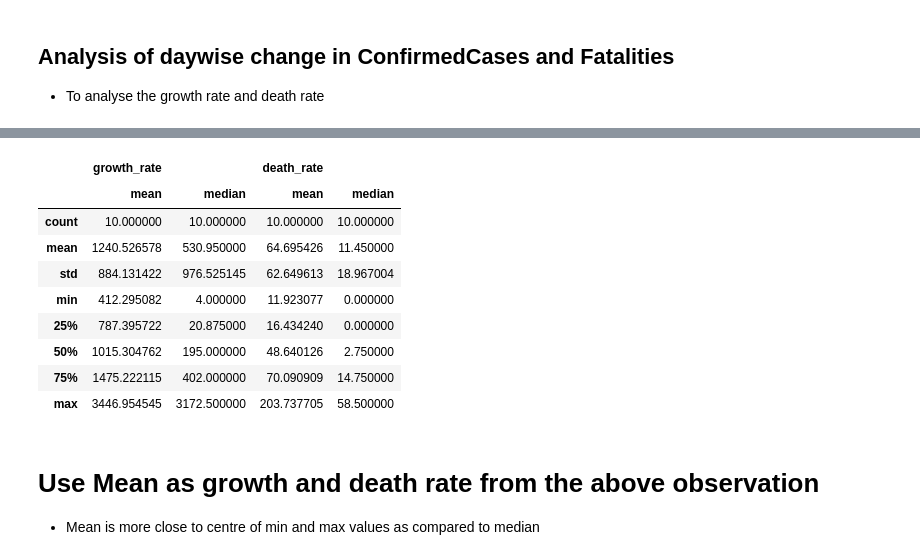
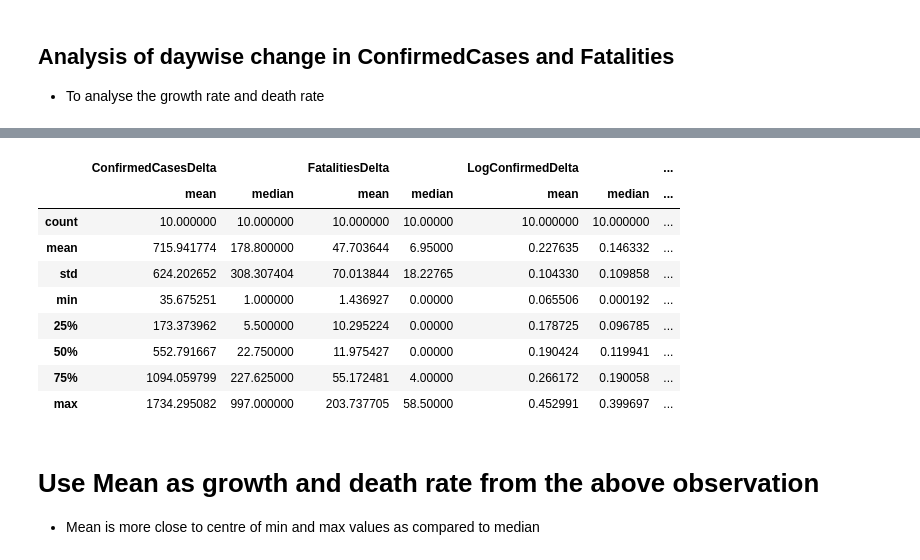
Before and after one commit to ankitnamdeo34/pyspark_hive_hadoop, a Jupyter notebook: covid_data.ipynb, the cells around one changed output, grey strips where cells are left out. Cells and saved outputs as stored; diff of their text form; code cells hidden in the pictures.

```diff
--- a/covid_data.ipynb
+++ b/covid_data.ipynb
@@ -201,20 +290,6 @@ train[train.Country_Region == "India"].tail(10)
 # %% [markdown]
 ## Analysis of daywise change in ConfirmedCases and Fatalities
 - To analyse the growth rate and death rate
-# %%
-train_new = train[["Province_State", "Date", "ConfirmedCases", "Fatalities"]].sort_values(
-    by=["Province_State", "Date"]
-)
-train_new["growth_rate"] = train_new.ConfirmedCases.diff(periods=1)
-train_new["death_rate"] = train_new.Fatalities.diff(periods=1)
-
-train_new['growth_rate'] = train_new.apply(
-    lambda row: row['ConfirmedCases'] if row['growth_rate'] < 0 else row['growth_rate'],
-    axis=1
-)
-train_new['death_rate'] = train_new.apply(
-    lambda row: row['Fatalities'] if row['death_rate'] < 0 else row['death_rate'],
-    axis=1
-)
-train_new = train_new[train_new.ConfirmedCases > 0]
+# %%
+train_clust = train_new[train_new.ConfirmedCases > 0]
 # %% [markdown]
@@ -225,5 +300,5 @@ train_new = train_new[train_new.ConfirmedCases > 0]
 # %%
-df2 = train.groupby(train.Province_State).max()[["ConfirmedCases", "Fatalities"]]
+df2 = train_clust[train_clust.Date == TRAIN_END].groupby(["Country_Region"]).sum()[["ConfirmedCases", "Fatalities"]]
 df2["case_rank"] = df2["ConfirmedCases"].rank(method="dense", ascending=False)
 df2["fat_rank"] = df2["Fatalities"].rank(method="dense", ascending=False)
 # %%
@@ -259,24 +334,26 @@ df2.sort_values(by=["fat_rank", "case_rank"]).head(10)
 # %%
-df3 = train_new.set_index("Province_State")[["Date", "growth_rate", "death_rate"]].join(
+df3 = train_clust.set_index("Country_Region")[
+    ["Date", "ConfirmedCasesDelta", "FatalitiesDelta", "LogConfirmedDelta", "LogFatalitiesDelta"]
+].join(
     df2[df2.case_rank <= 10],
-    on="Province_State",
+    on="Country_Region",
     how="inner"
 )
 # %%
-df3[["growth_rate", "death_rate"]].groupby("Province_State").agg(
+df3[["ConfirmedCasesDelta", "FatalitiesDelta", "LogConfirmedDelta", "LogFatalitiesDelta"]].groupby("Country_Region").agg(
     ["mean", "median"]
 ).describe()
 # %% [output]
-|  | growth_rate |  | death_rate |  |
-|  | mean | median | mean | median |
-| count | 10.000000 | 10.000000 | 10.000000 | 10.000000 |
-| mean | 1240.526578 | 530.950000 | 64.695426 | 11.450000 |
-| std | 884.131422 | 976.525145 | 62.649613 | 18.967004 |
-| min | 412.295082 | 4.000000 | 11.923077 | 0.000000 |
-| 25% | 787.395722 | 20.875000 | 16.434240 | 0.000000 |
-| 50% | 1015.304762 | 195.000000 | 48.640126 | 2.750000 |
-| 75% | 1475.222115 | 402.000000 | 70.090909 | 14.750000 |
-| max | 3446.954545 | 3172.500000 | 203.737705 | 58.500000 |
+|  | ConfirmedCasesDelta |  | FatalitiesDelta |  | LogConfirmedDelta |  | ... |
+|  | mean | median | mean | median | mean | median | ... |
+| count | 10.000000 | 10.000000 | 10.000000 | 10.00000 | 10.000000 | 10.000000 | ... |
+| mean | 715.941774 | 178.800000 | 47.703644 | 6.95000 | 0.227635 | 0.146332 | ... |
+| std | 624.202652 | 308.307404 | 70.013844 | 18.22765 | 0.104330 | 0.109858 | ... |
+| min | 35.675251 | 1.000000 | 1.436927 | 0.00000 | 0.065506 | 0.000192 | ... |
+| 25% | 173.373962 | 5.500000 | 10.295224 | 0.00000 | 0.178725 | 0.096785 | ... |
+| 50% | 552.791667 | 22.750000 | 11.975427 | 0.00000 | 0.190424 | 0.119941 | ... |
+| 75% | 1094.059799 | 227.625000 | 55.172481 | 4.00000 | 0.266172 | 0.190058 | ... |
+| max | 1734.295082 | 997.000000 | 203.737705 | 58.50000 | 0.452991 | 0.399697 | ... |
 # %% [markdown]
 # Use Mean as growth and death rate from the above observation
 - Mean is more close to centre of min and max values as compared to median
```
Also changed, not shown: parts of 29 cells of this notebook.
